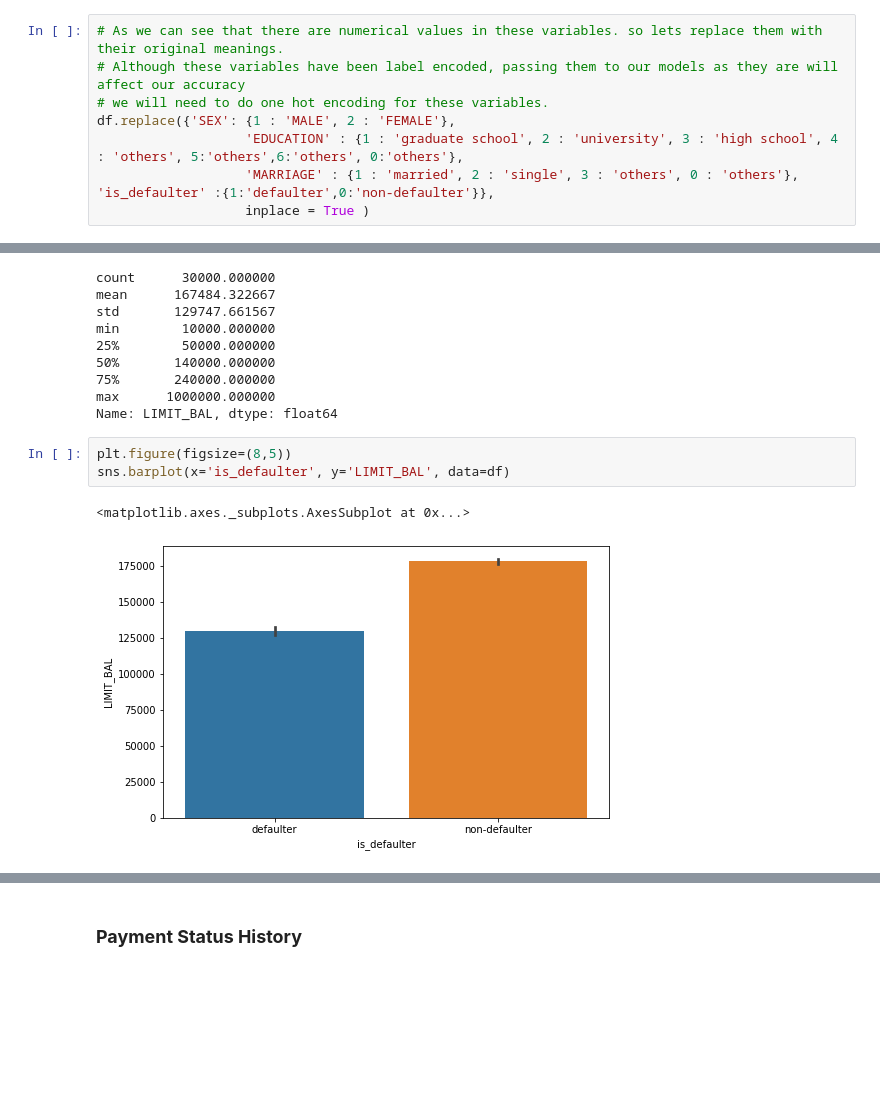
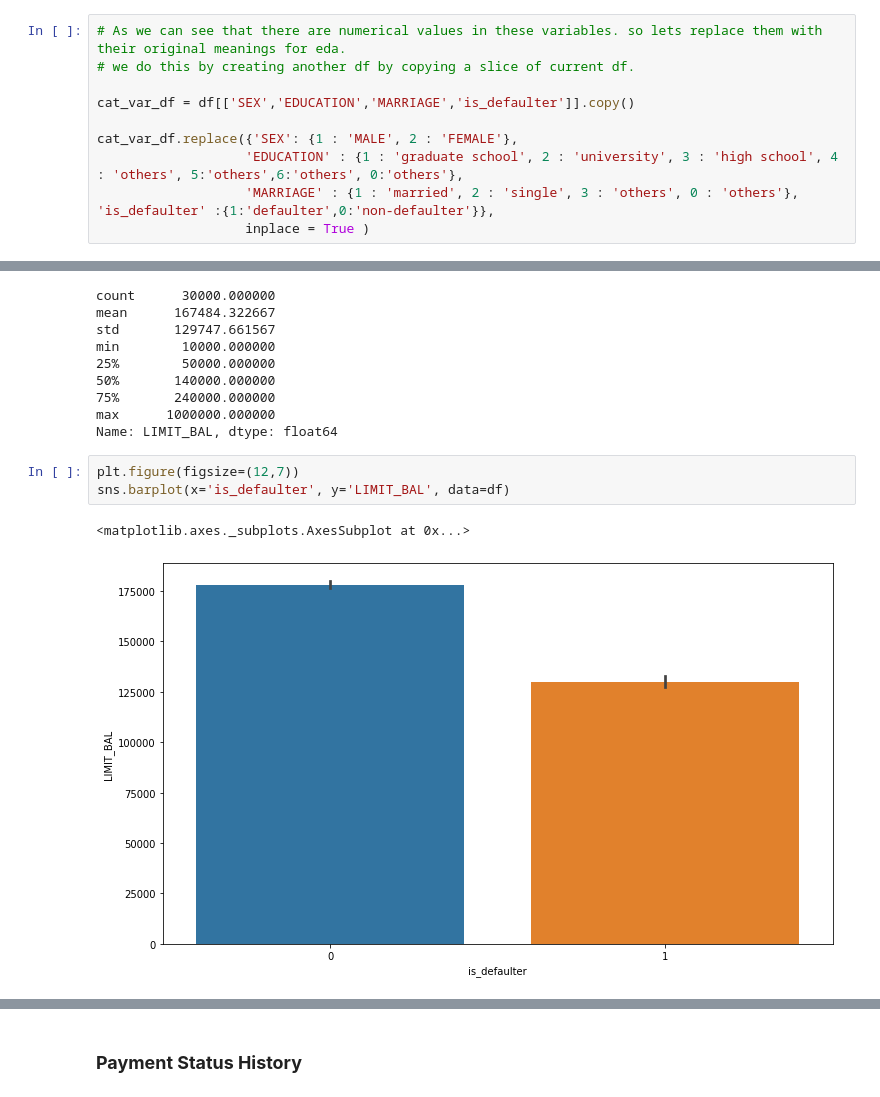
Before and after one commit to gopaljigupta45/CREDIT_CARD_DEFAULT_PREDICTION, a Jupyter notebook: Credit_Card_Default_Prediction_GOPAL_JI_GUPTA_Capstone_Project.ipynb, the cells around one changed output, grey strips where cells are left out. Drawn from its saved outputs; the diff is of its cells as text; blank space fills up the shorter version.

```diff
--- a/Credit_Card_Default_Prediction_GOPAL_JI_GUPTA_Capstone_Project.ipynb
+++ b/Credit_Card_Default_Prediction_GOPAL_JI_GUPTA_Capstone_Project.ipynb
@@ -271,10 +272,12 @@ Name: EDUCATION, dtype: int64
 
 **Similarly, in our marriage variable, there is a 0 value which has unknown meaning. so we will add that to others.**
 # %%
-# As we can see that there are numerical values in these variables. so lets replace them with their original meanings.
-# Although these variables have been label encoded, passing them to our models as they are will affect our accuracy
-# we will need to do one hot encoding for these variables.
-df.replace({'SEX': {1 : 'MALE', 2 : 'FEMALE'},
+# As we can see that there are numerical values in these variables. so lets replace them with their original meanings for eda.
+# we do this by creating another df by copying a slice of current df.
+
+cat_var_df = df[['SEX','EDUCATION','MARRIAGE','is_defaulter']].copy()
+
+cat_var_df.replace({'SEX': {1 : 'MALE', 2 : 'FEMALE'},
                    'EDUCATION' : {1 : 'graduate school', 2 : 'university', 3 : 'high school', 4 : 'others', 5:'others',6:'others', 0:'others'},
                    'MARRIAGE' : {1 : 'married', 2 : 'single', 3 : 'others', 0 : 'others'}, 'is_defaulter' :{1:'defaulter',0:'non-defaulter'}},
                    inplace = True )
@@ -345,11 +359,11 @@ min        10000.000000
 max      1000000.000000
 Name: LIMIT_BAL, dtype: float64
 # %%
-plt.figure(figsize=(8,5))
+plt.figure(figsize=(12,7))
 sns.barplot(x='is_defaulter', y='LIMIT_BAL', data=df)
 # %% [output]
 <matplotlib.axes._subplots.AxesSubplot at 0x...>
-[figure, old version]
+[figure, new version]
 # %%
 # plotting the count plot to vizualize the data distribution with respect to Limit Balance
 
```
Also changed, not shown: parts of 79 cells of this notebook.
